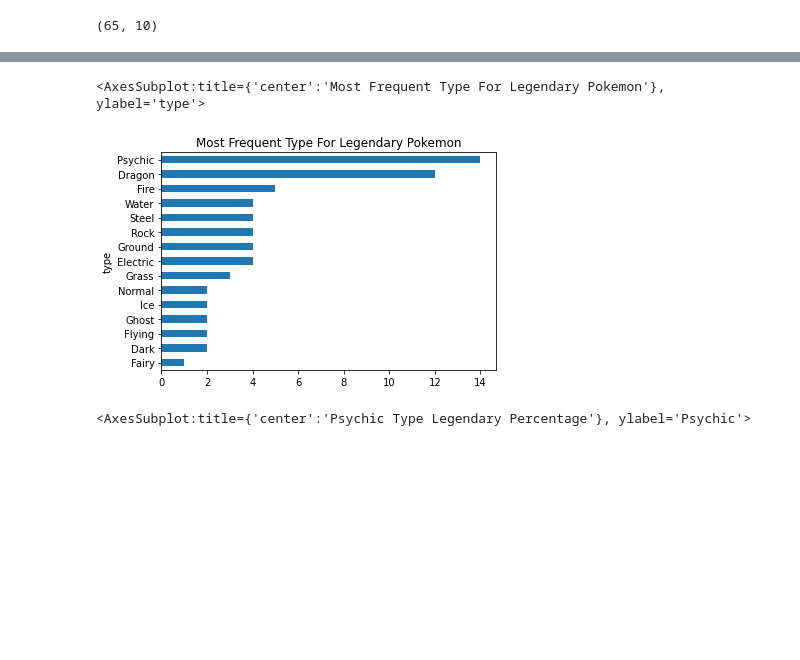
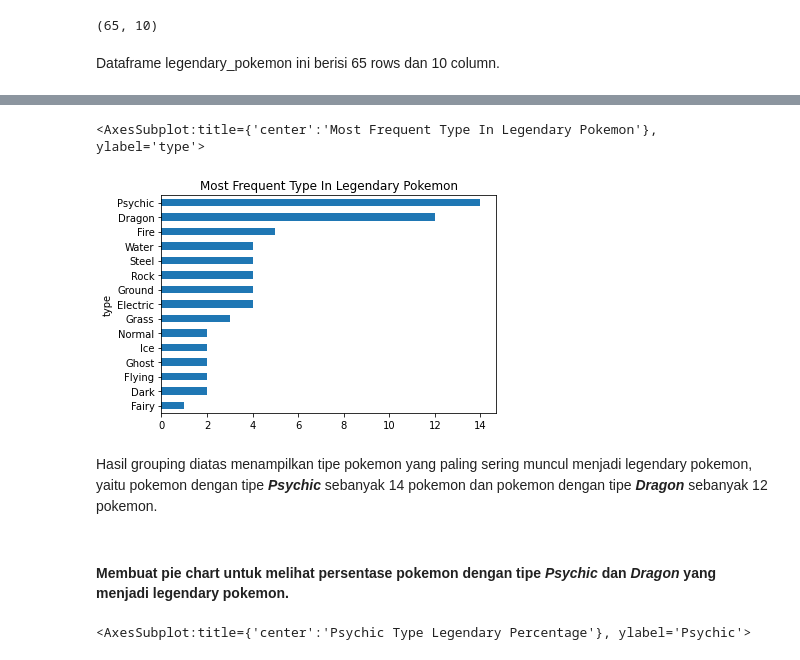
Before and after one commit to Penzragon/h8dsft_P0W1, a Jupyter notebook: script.ipynb, the cells around one changed output, grey strips where cells are left out. Cells and saved outputs as stored; diff of their text form; code cells hidden in the pictures; blank space fills up the shorter version.

```diff
--- a/script.ipynb
+++ b/script.ipynb
@@ -258,6 +267,8 @@ legendary_pokemon.head()
 legendary_pokemon.shape
 # %% [output]
 (65, 10)
+# %% [markdown]
+Dataframe legendary_pokemon ini berisi 65 rows dan 10 column.
 # %%
 legendary_pokemon.groupby('type').size().sort_values(ascending=False)
 # %% [output]
@@ -279,10 +290,14 @@ Dark         2
 Fairy        1
 dtype: int64
 # %%
-legendary_pokemon.groupby('type').size().sort_values().plot(kind='barh', title='Most Frequent Type For Legendary Pokemon')
+legendary_pokemon.groupby('type').size().sort_values().plot(kind='barh', title='Most Frequent Type In Legendary Pokemon')
 # %% [output]
-<AxesSubplot:title={'center':'Most Frequent Type For Legendary Pokemon'}, ylabel='type'>
+<AxesSubplot:title={'center':'Most Frequent Type In Legendary Pokemon'}, ylabel='type'>
-[figure, old version]
+[figure, new version]
+# %% [markdown]
+Hasil grouping diatas menampilkan tipe pokemon yang paling sering muncul menjadi legendary pokemon, yaitu pokemon dengan tipe ***Psychic*** sebanyak 14 pokemon dan pokemon dengan tipe ***Dragon*** sebanyak 12 pokemon.
+# %% [markdown]
+#### Membuat pie chart untuk melihat persentase pokemon dengan tipe ***Psychic*** dan ***Dragon*** yang menjadi legendary pokemon.
 # %%
 pokemon[pokemon.type == 'Psychic'].groupby('legendary').size().plot(kind='pie', autopct='%.2f', ylabel='Psychic', title='Psychic Type Legendary Percentage')
 # %% [output]
```
Also changed, not shown: parts of 6 cells of this notebook.
